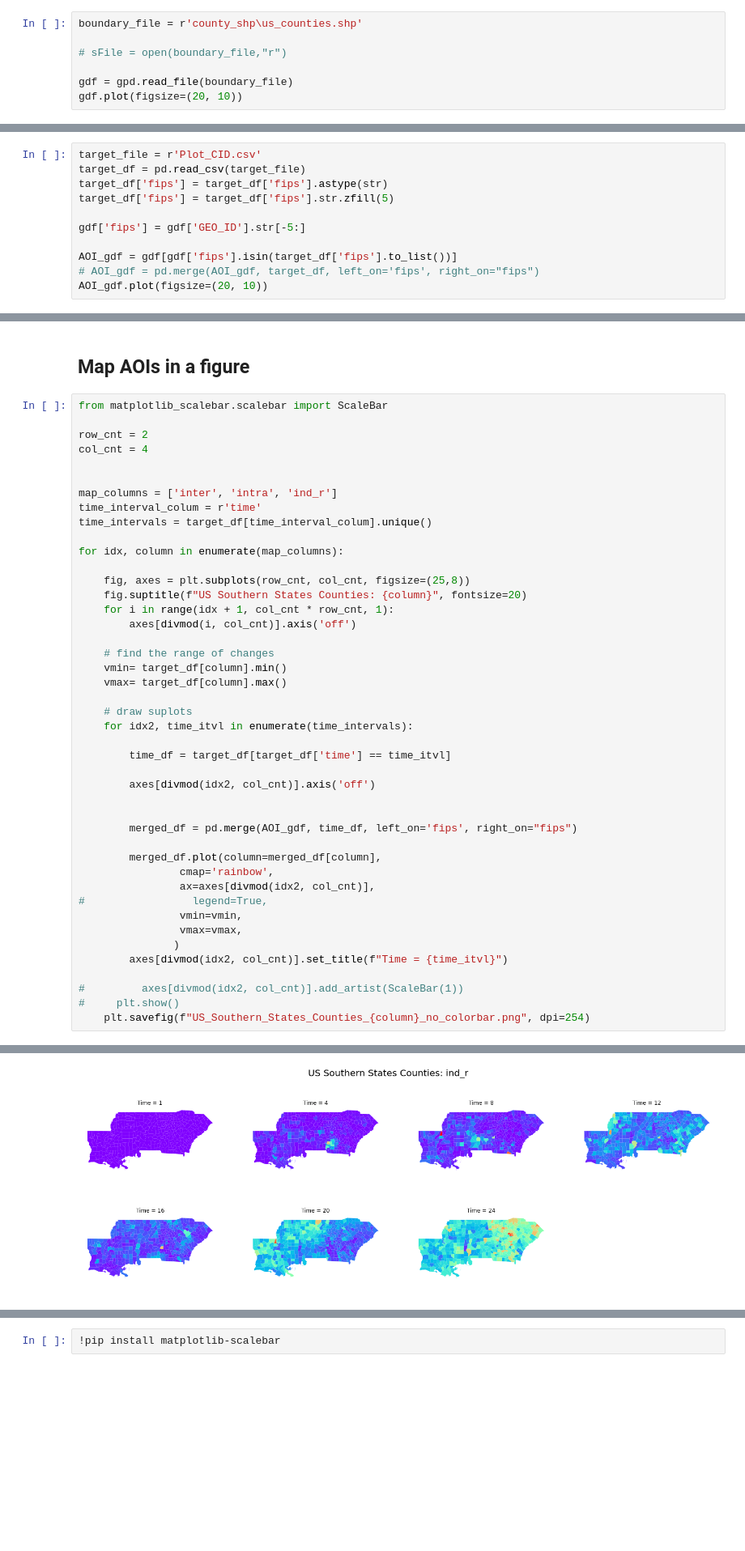
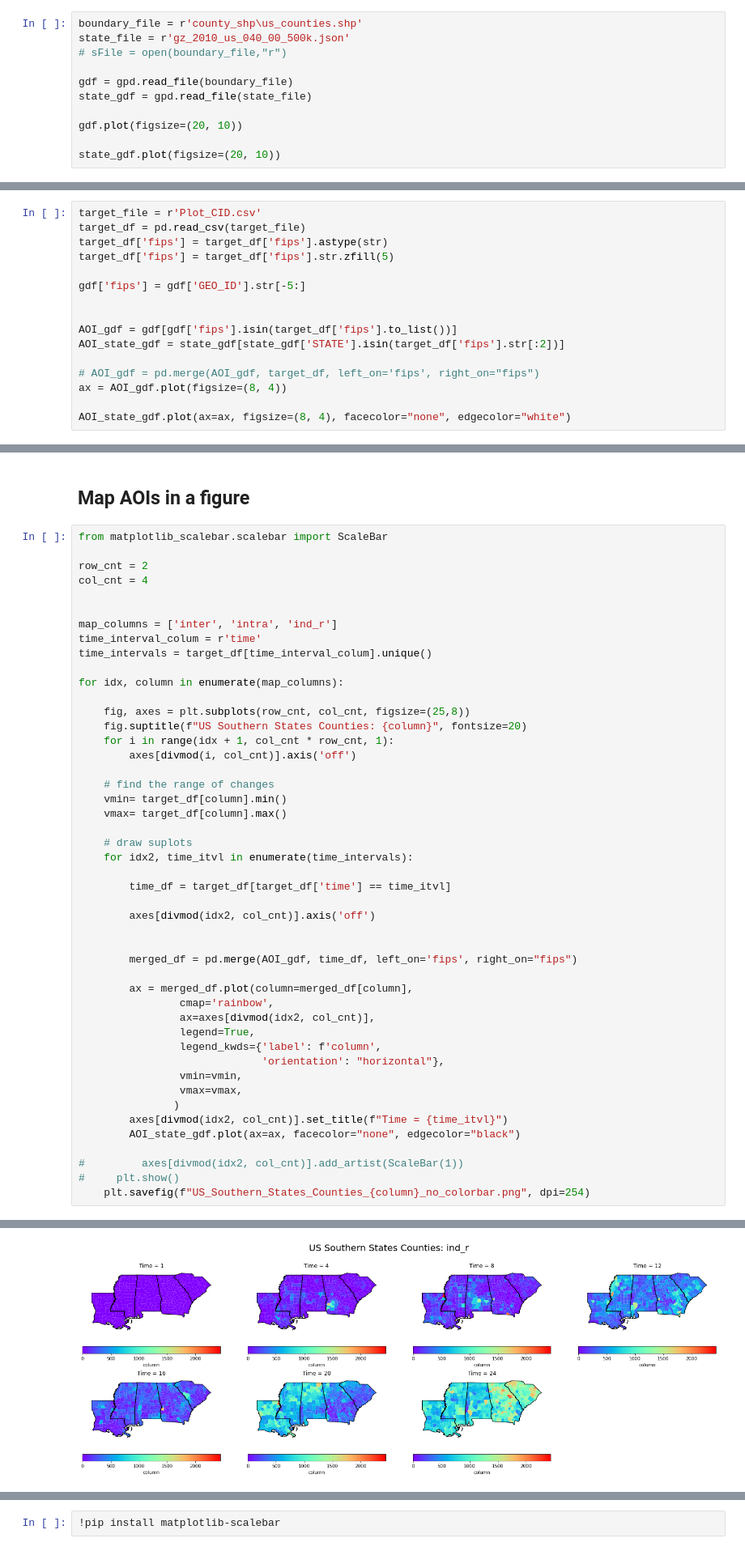
Before and after one commit to gladcolor/region_mapping, a Jupyter notebook: ODT_case_study_France.ipynb, the cells around one changed output, grey strips where cells are left out. Shown at 81% size. Cells and saved outputs as stored; diff of their text form; blank space fills up the shorter version.

```diff
--- a/ODT_case_study_France.ipynb
+++ b/ODT_case_study_France.ipynb
@@ -22,11 +22,15 @@ from matplotlib_scalebar.scalebar import ScaleBar
 ## Read the boundary file
 # %%
 boundary_file = r'county_shp\us_counties.shp'
-
+state_file = r'gz_2010_us_040_00_500k.json'
 # sFile = open(boundary_file,"r")
 
 gdf = gpd.read_file(boundary_file)
+state_gdf = gpd.read_file(state_file)
+
 gdf.plot(figsize=(20, 10))
+
+state_gdf.plot(figsize=(20, 10))
 # %% [output]
 <AxesSubplot:>
 [figure]
@@ -40,8 +45,13 @@ target_df['fips'] = target_df['fips'].str.zfill(5)
 
 gdf['fips'] = gdf['GEO_ID'].str[-5:]
 
+
 AOI_gdf = gdf[gdf['fips'].isin(target_df['fips'].to_list())]
+AOI_state_gdf = state_gdf[state_gdf['STATE'].isin(target_df['fips'].str[:2])]
+
 # AOI_gdf = pd.merge(AOI_gdf, target_df, left_on='fips', right_on="fips")
-AOI_gdf.plot(figsize=(20, 10))
+ax = AOI_gdf.plot(figsize=(8, 4))
+
+AOI_state_gdf.plot(ax=ax, figsize=(8, 4), facecolor="none", edgecolor="white")
 # %% [output]
 <AxesSubplot:>
@@ -96,14 +90,17 @@ for idx, column in enumerate(map_columns):
 
         merged_df = pd.merge(AOI_gdf, time_df, left_on='fips', right_on="fips")
 
-        merged_df.plot(column=merged_df[column],
+        ax = merged_df.plot(column=merged_df[column],
                 cmap='rainbow',
                 ax=axes[divmod(idx2, col_cnt)],
-#                 legend=True,
+                legend=True,
+                legend_kwds={'label': f'column',
+                             'orientation': "horizontal"},
                 vmin=vmin,
                 vmax=vmax,
                )
         axes[divmod(idx2, col_cnt)].set_title(f"Time = {time_itvl}")
+        AOI_state_gdf.plot(ax=ax, facecolor="none", edgecolor="black")
 
 #         axes[divmod(idx2, col_cnt)].add_artist(ScaleBar(1))
 #     plt.show()
@@ -114,4 +111,4 @@ for idx, column in enumerate(map_columns):
-[figure, old version]
+[figure, new version]
 # %%
 import geopandas
 world = geopandas.read_file(geopandas.datasets.get_path('naturalearth_lowres'))
```
Also changed, not shown: parts of 4 cells of this notebook, 4 other files.
